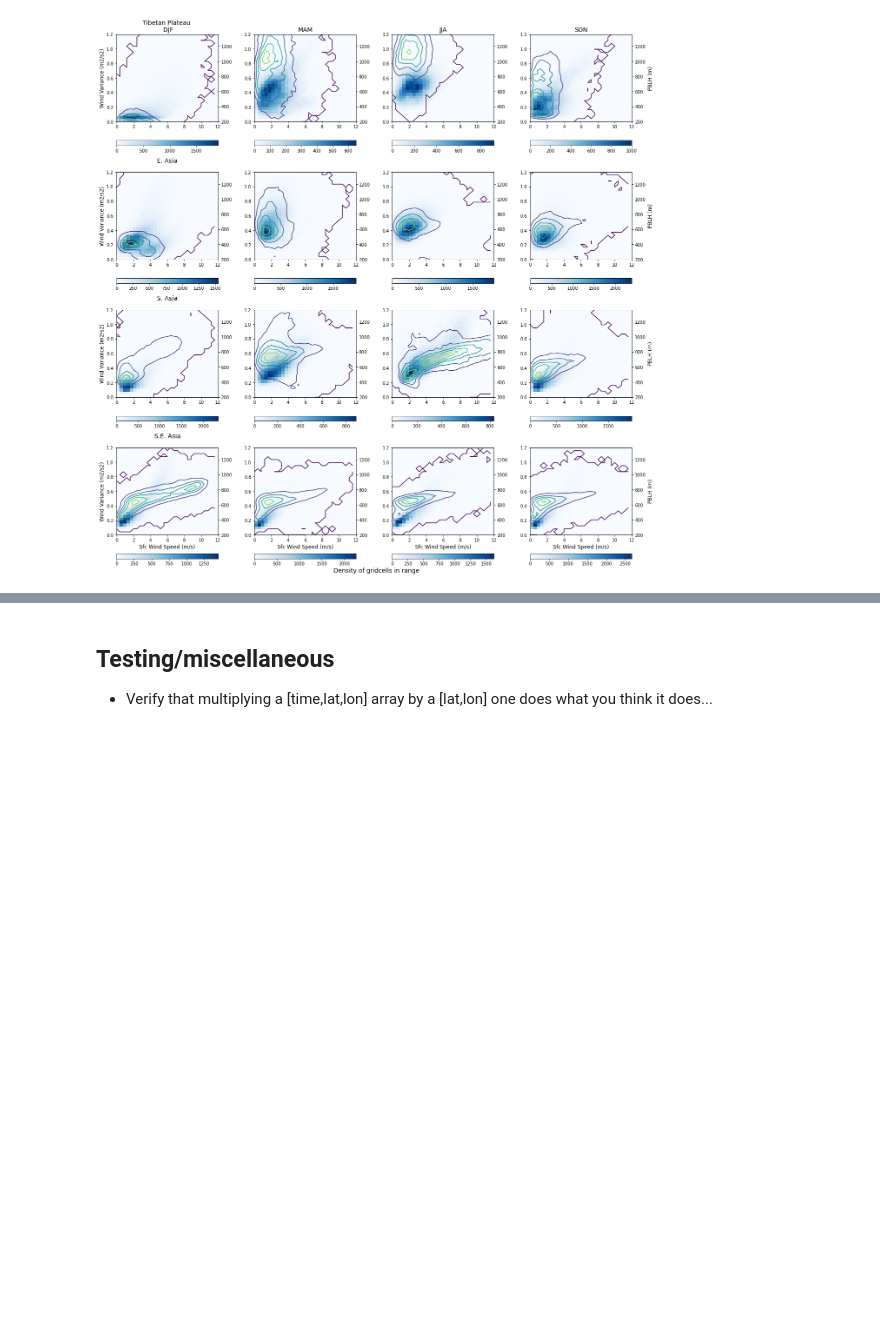
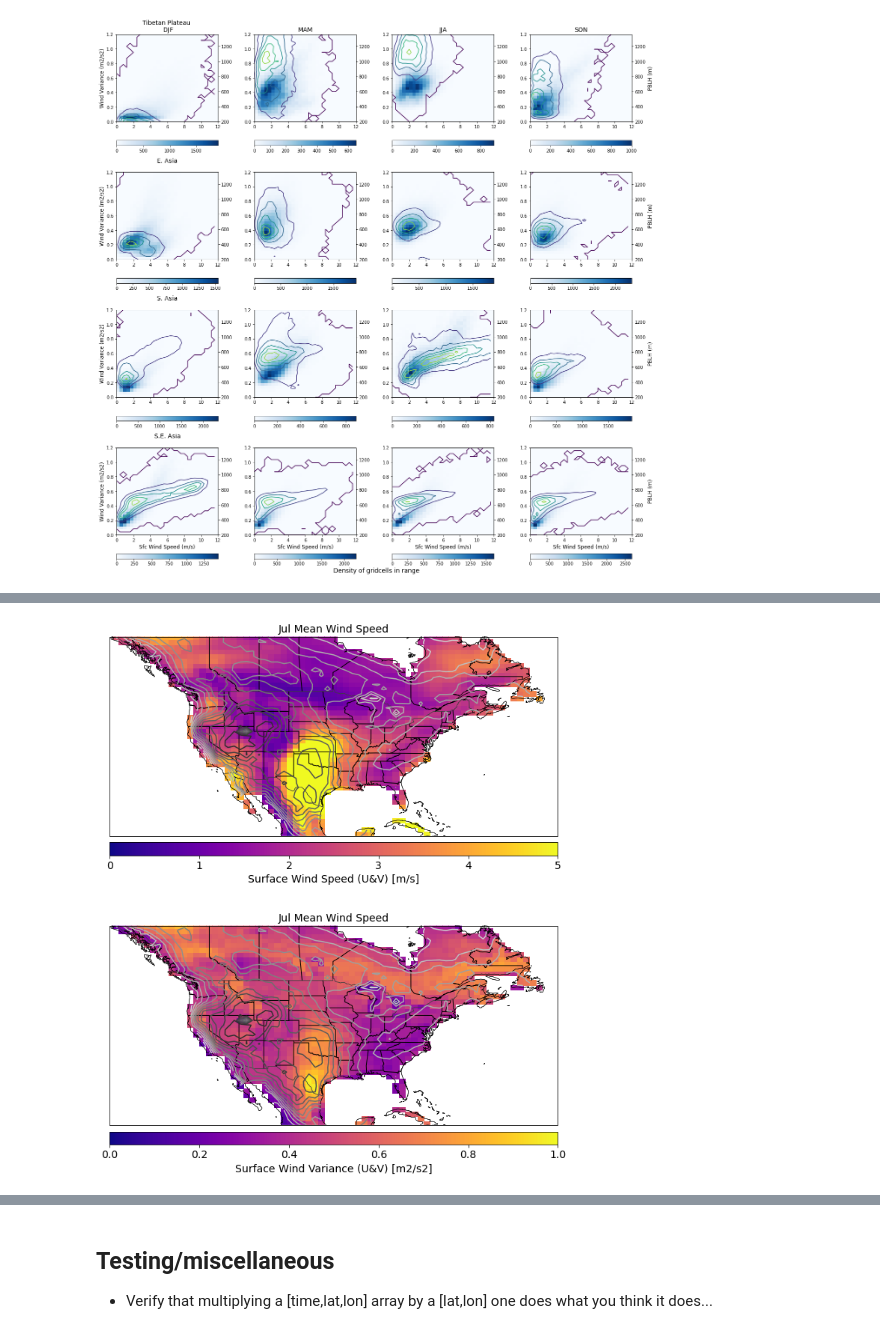
Before and after one commit to megandevlan/CLUBB_statistics, a Jupyter notebook: Regional_CombineUV.ipynb, the cells around one changed output, grey strips where cells are left out. Drawn from its saved outputs; the diff is of its cells as text; code cells hidden in the pictures; blank space fills up the shorter version.

Commit message:
Start to dig in

```diff
--- a/Regional_CombineUV.ipynb
+++ b/Regional_CombineUV.ipynb
@@ -80,17 +81,23 @@ for iDec in range(len(decadeList)):
     pblhDF   = xr.open_dataset(PBLHfile, decode_times=True)
     pblhDF['time'] = pblhDF.indexes['time'].to_datetimeindex()
 
+    FLXfile = dataDir+nameStart+decadeList[iDec]+nameEnd_FLX
+    flxDF   = xr.open_dataset(FLXfile, decode_times=True)
+    flxDF['time'] = flxDF.indexes['time'].to_datetimeindex()
+
     # Create *giant* datasets that span the full period of the simulations
     if iDec==0:
         fullDF = dataDF
         fullUV = windDF
         fullPBLH = pblhDF
+        fullFLX  = flxDF
 #         fullW  = vertDF
 #         fullPS = presDF
     else:
         fullDF = xr.concat([fullDF, dataDF], dim="time")
         fullUV = xr.concat([fullUV, windDF], dim="time")
         fullPBLH = xr.concat([fullPBLH, pblhDF], dim="time")
+        fullFLX  = xr.concat([fullFLX, flxDF], dim="time")
 #         fullW  = xr.concat([fullW,  vertDF], dim="time")
 #         fullPS = xr.concat([fullPS, presDF], dim="time")
 
@@ -122,6 +129,8 @@ VP2 = fullDF.VP2_CLUBB.values      # Meridional velocity variance (m2/s2)
 # WP2 = fullDF.WP2_CLUBB.values    # Vertical velocity variance (m2/s2)
 # WP3 = fullDF.WP3_CLUBB.values    # Third moment vertical velocity (m3/s3)
 PBLH = fullPBLH.PBLH.values
+SHFLX = fullFLX.SHFLX.values
+LHFLX = fullFLX.LHFLX.values
 
 U   = fullUV.U.values              # Zonal wind (m/s)
 V   = fullUV.V.values             # Meridional wind (m/s)
@@ -1066,0 +1177,4 @@ for iReg in range(4):
+# %%
+# Set up contour levels for PBLH
+BL_levs = np.arange(150, 1850, 100)
+BL_levs
@@ -1066,0 +1184,87 @@ for iReg in range(4):
+# %%
+# Select month
+iMon = 6
+
+# Month Index: 0    1     2     3     4     5     6     7     8     9     10    11
+monTitle = ['Jan','Feb','Mar','Apr','May','Jun','Jul','Aug','Sep','Oct','Nov','Dec']
+
+# ----------- Set up figure -------------
+fig, axs = plt.subplots(2,1, figsize=(17, 12),
+                        facecolor='w', edgecolor='k',
+                        subplot_kw={'projection':ccrs.PlateCarree()})
+#Adjust space between subplots
+fig.subplots_adjust(hspace = 0.45,wspace = 0.1)
+#Put axs handles in array, axs
+axs = axs.ravel()
+
+# Set limits of plot
+axs[0].set_extent([-140, -50, 20, 60], crs=ccrs.PlateCarree())
+axs[1].set_extent([-140, -50, 20, 60], crs=ccrs.PlateCarree())
+
+# Add coastlines
+axs[0].coastlines(linewidth=0.5,edgecolor='0.25')
+axs[1].coastlines(linewidth=0.5,edgecolor='0.25')
+axs[0].add_feature(cfeature.BORDERS,linewidth=0.5,edgecolor='0.25')
+axs[1].add_feature(cfeature.BORDERS,linewidth=0.5,edgecolor='0.25')
+
+# Create a feature for States/Admin 1 regions at 1:50m from Natural Earth
+states_provinces = cfeature.NaturalEarthFeature(
+    category='cultural',
+    name='admin_1_states_provinces_lines',
+    scale='50m',
+    facecolor='none')
+axs[0].add_feature(states_provinces, edgecolor='k')
+axs[1].add_feature(states_provinces, edgecolor='k')
+
+
+# ---------- Panel 1 -------------------
+# Plot mean wind speed with PBLH contoured...
+contour_plot = axs[0].pcolormesh(lon,lat, monthlyWindSpd[iMon,:,:]*landMask,
+                       vmin = 0,
+                       vmax = 5,
+                       cmap = 'plasma')
+axs[0].contour(lon,lat, monthlyPBLH[iMon,:,:]*landMask, BL_levs,cmap='binary')
+
+axs[0].coastlines(linewidth=0.5,edgecolor='0.25')
+axs[0].add_feature(cfeature.BORDERS,linewidth=0.5,edgecolor='0.25')
+axs[0].set_title(monTitle[iMon]+' Mean Wind Speed', fontsize=14)
+
+# Add colorbar
+ax_position = axs[0].get_position()
+cbar_ax     = fig.add_axes([ax_position.x0, ax_position.y0-0.03, ax_position.width, 0.02])
+cbar        = plt.colorbar(contour_plot, orientation='horizontal', cax=cbar_ax)
+# Control number of ticks via 'ticker' in matplotlib
+tick_locator = ticker.MaxNLocator(nbins=5)
+cbar.locator = tick_locator
+cbar.update_ticks()
+# Set label and fontsize
+cbar.set_label('Surface Wind Speed (U&V) [m/s]',fontsize=14)
+cbar.ax.tick_params(labelsize=14)
+# --------------------------------------
+
+
+# ---------- Panel 2 -------------------
+# Plot mean wind variance with PBLH contoured...
+contour_plot = axs[1].pcolormesh(lon,lat, monthlyWindVar[iMon,:,:]*landMask,
+                       vmin = 0,
+                       vmax = 1,
+                       cmap = 'plasma')
+axs[1].contour(lon,lat, monthlyPBLH[iMon,:,:]*landMask, BL_levs,cmap='binary')
+
+axs[1].coastlines(linewidth=0.5,edgecolor='0.25')
+axs[1].add_feature(cfeature.BORDERS,linewidth=0.5,edgecolor='0.25')
+axs[1].set_title(monTitle[iMon]+' Mean Wind Speed', fontsize=14)
+
+# Add colorbar
+ax_position = axs[1].get_position()
+cbar_ax     = fig.add_axes([ax_position.x0, ax_position.y0-0.03, ax_position.width, 0.02])
+cbar        = plt.colorbar(contour_plot, orientation='horizontal', cax=cbar_ax)
+# Control number of ticks via 'ticker' in matplotlib
+tick_locator = ticker.MaxNLocator(nbins=5)
+cbar.locator = tick_locator
+cbar.update_ticks()
+# Set label and fontsize
+cbar.set_label('Surface Wind Variance (U&V) [m2/s2]',fontsize=14)
+cbar.ax.tick_params(labelsize=14)
+# %% [output]
+[figure, added]
```
Also changed, not shown: parts of 17 cells of this notebook.
